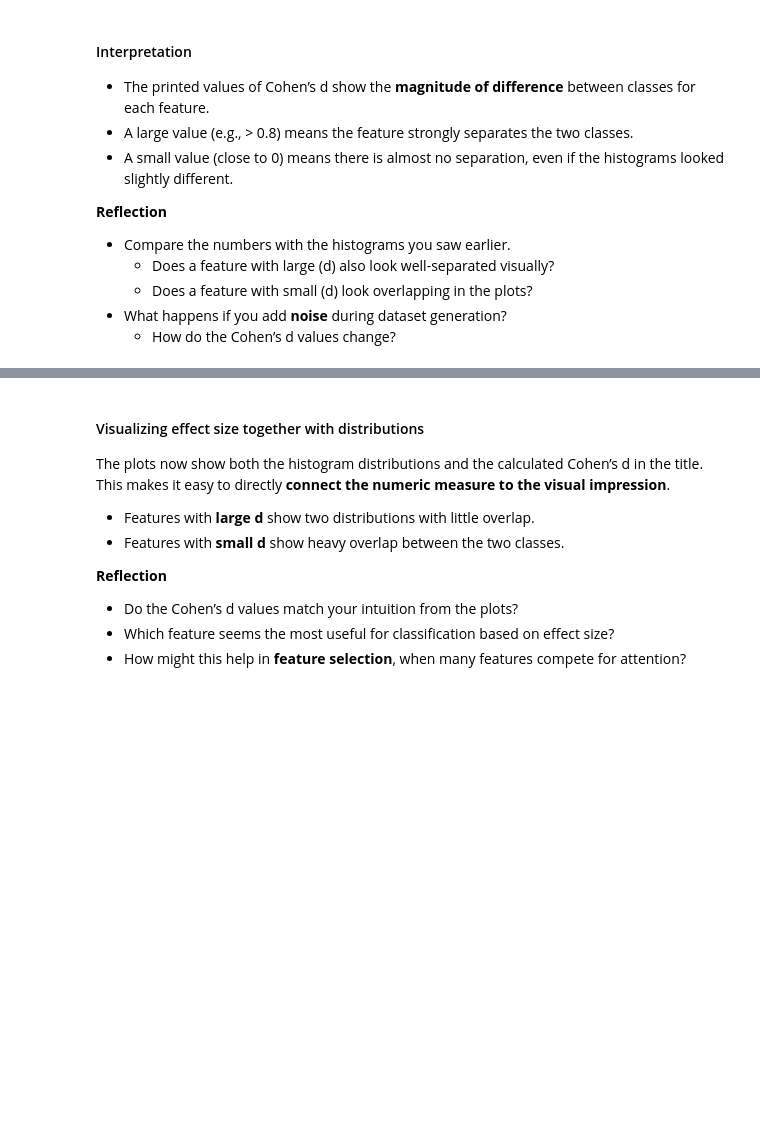
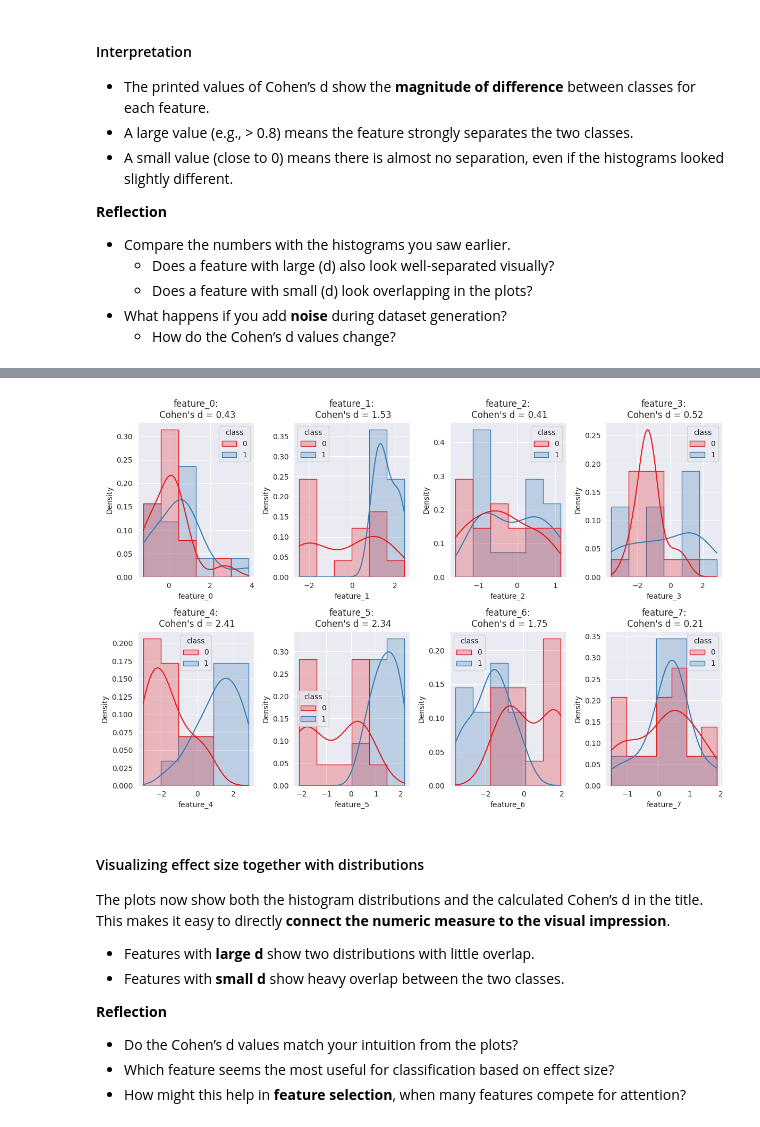
Before and after one commit to sigrun-may/synthetic-biomedical-data-course, a Jupyter notebook: notebooks/02b_feature_distributions_effect_size.ipynb, the cells around one changed output, grey strips where cells are left out. Drawn from its saved outputs; the diff is of its cells as text; code cells hidden in the pictures; blank space fills up the shorter version.

Commit message:
Update single plots to subplots

```diff
--- a/notebooks/02b_feature_distributions_effect_size.ipynb
+++ b/notebooks/02b_feature_distributions_effect_size.ipynb
@@ -228,3 +204,16 @@ for feature_name in feature_names:
+# %%
+# Visualize feature distributions with effect sizes in titles
+plt.figure(figsize=(12, 8))
+for i, name in enumerate(feature_names, 1):
+    plt.subplot(int(len(feature_names) / 4), 4, i)
+    sns.histplot(data=df, x=name, hue="class", kde=True, element="step", palette="Set1", stat="density")
+    d = effect_sizes.at[name, '|effect_size|']
+    plt.title(f"{name}:\n Cohen's d = {d:.2f}")
+
+plt.tight_layout()
+plt.show()
+# %% [output]
+[figure, added]
 # %% [markdown]
 #### Visualizing effect size together with distributions
 
```
Also changed, not shown: parts of 2 cells of this notebook.
